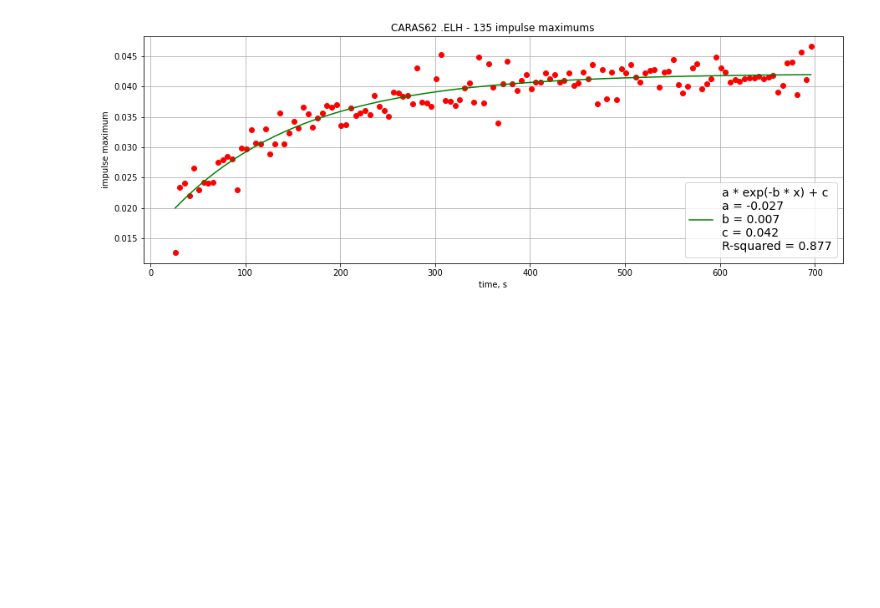
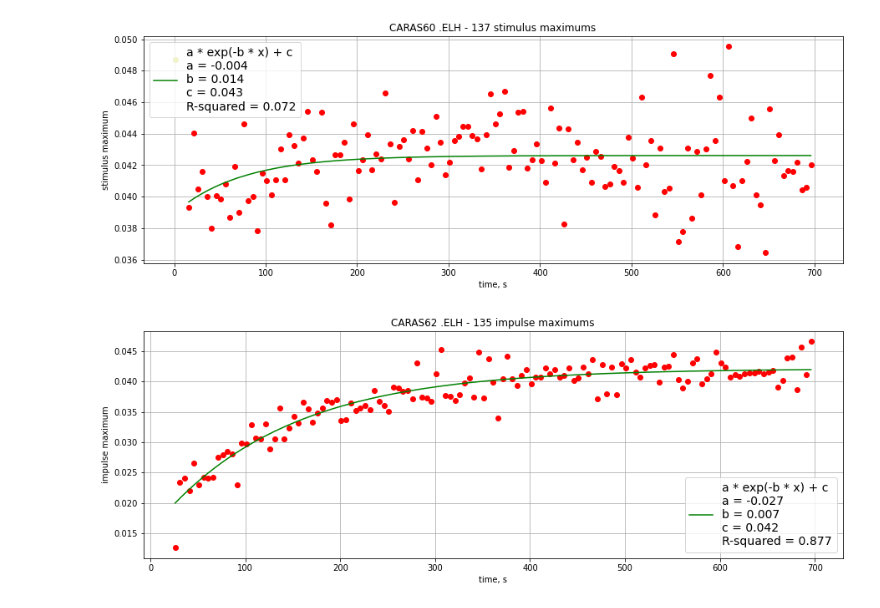
Before and after one commit to AndreiZherder/adaptation-memory, a Jupyter notebook: carassius.ipynb, the cells around one changed output. Saved outputs shown, nothing was run; the diff lists cells and outputs as text; code cells hidden in the pictures; blank space fills up the shorter version.

```diff
--- a/carassius.ipynb
+++ b/carassius.ipynb
@@ -96,3 +124,34 @@ ax.grid()
+# %%
+from scipy import stats, optimize
+
+def func(x, a, b, c):
+    return a * np.exp(-b * x) + c
+
+maximums = np.array([stim.max() for stim in stims])
+temp_x = np.linspace(after_background_start_time, after_background_start_time + (stims_cnt - 1) * period, stims_cnt)
+popt, pcov = optimize.curve_fit(func, temp_x, maximums, [-0.05, 0.01, 0.05])
+fit = func(temp_x, *popt)
+rvalue = stats.linregress(maximums, fit).rvalue
+
+fig, ax = plt.subplots()
+ax.plot(temp_x, maximums, 'ro')
+begin = (first_stim_start_time - start_time) * fs
+end = begin + fs
+ax.plot(first_stim_start_time, filtered[begin: end].max(), 'yo')
+ax.plot(temp_x, fit, 'g', label=f'a * exp(-b * x) + c\n'
+                           f'a = {popt[0]:.3f}\n'
+                           f'b = {popt[1]:.3f}\n'
+                           f'c = {popt[2]:.3f}\n'
+                           f'R-squared = {rvalue ** 2:.3f}')
+fig.set_figwidth(15)
+fig.set_figheight(5)
+ax.set_xlabel('time, s')
+ax.set_ylabel('stimulus maximum')
+ax.set_title(f'{filename} - {stims_cnt} stimulus maximums')
+ax.legend(prop={"size": 14})
+ax.grid()
+# %% [output]
+[figure, added]
 # %%
 from scipy import stats, optimize
 
```
Also changed, not shown: parts of 7 cells of this notebook, 1 other file.
